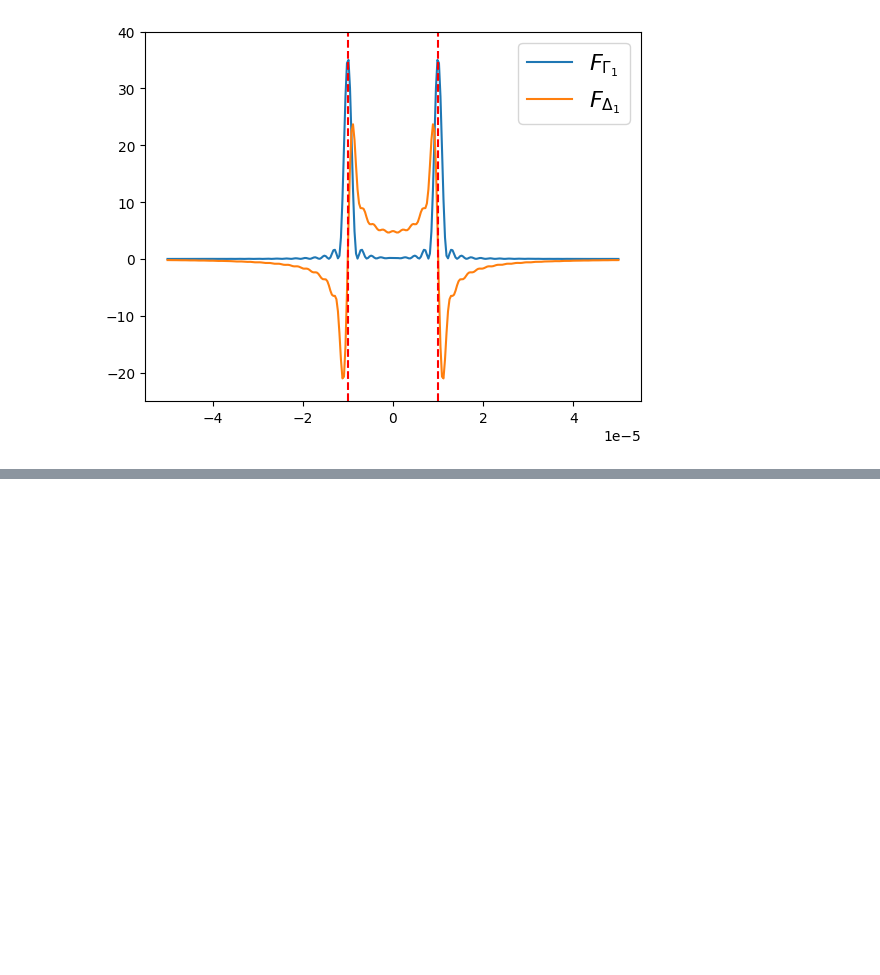
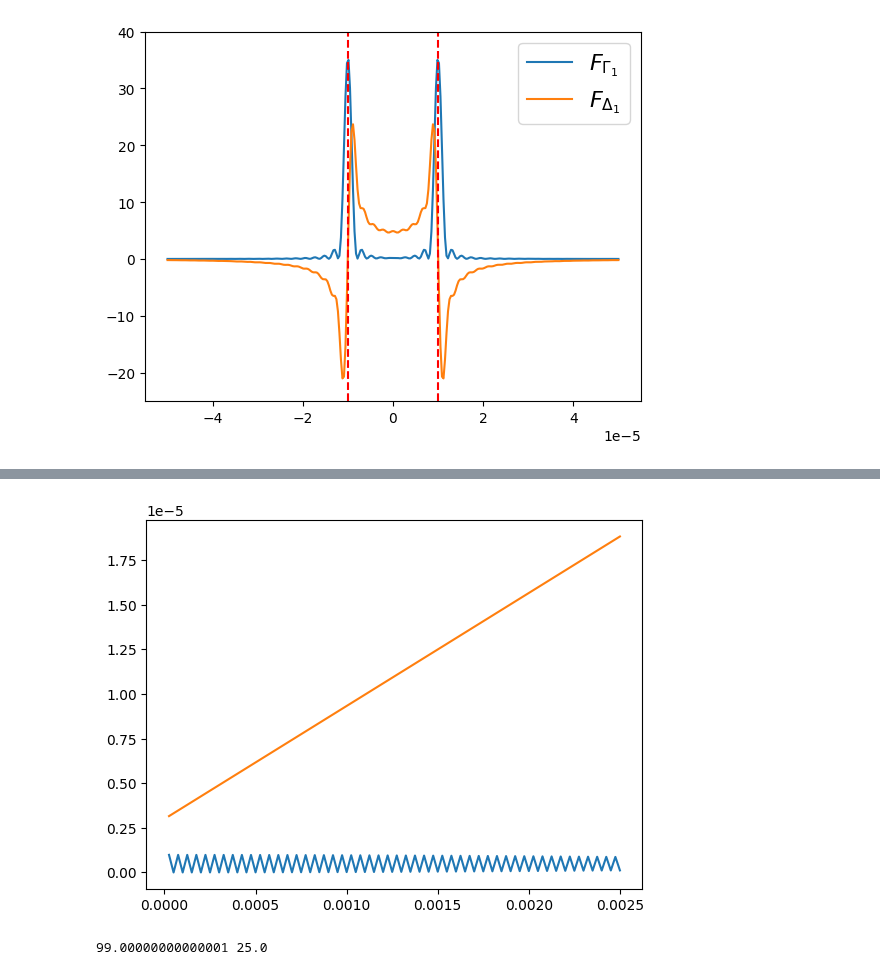
Before and after one commit to Denis-chupa/Quantum_tools, a Jupyter notebook: Quantum_computing/src/GST_research/phase_noise.ipynb, the cells around one changed output, grey strips where cells are left out. Cells and saved outputs as stored; diff of their text form; code cells hidden in the pictures; blank space fills up the shorter version.

```diff
--- a/Quantum_computing/src/GST_research/phase_noise.ipynb
+++ b/Quantum_computing/src/GST_research/phase_noise.ipynb
@@ -37,0 +47,23 @@ plt.show()
+# %%
+rabi = 2 * np.pi * 20 * 10**3
+tau_c = 20 * np.pi / rabi
+c = 1 / (40 * tau_c**3)
+
+N_steps = 100
+dt = 0.05 * tau_c
+t_start = dt
+t = np.arange(t_start, t_start + N_steps * dt, dt)
+
+Gamma_list = []
+Gamma_list_approx = []
+for j, t_j in enumerate(t):
+    Gamma_list.append(Gamma_n(1, t_j, rabi, c, tau_c))
+    Gamma_list_approx.append(S_omega(rabi, c, tau_c)*t_j/2 + 0.000003)
+
+plt.plot(t, Gamma_list)
+plt.plot(t, Gamma_list_approx)
+# plt.yscale("log")
+# plt.xscale("log")
+plt.show()
+# %% [output]
+[figure, added]
@@ -37,0 +122,16 @@ plt.show()
+# %%
+
+
+rabi = 2 * np.pi * 20 * 10**-3
+tau_c = 20 * np.pi / rabi
+c = 1 / (40 * tau_c**3)
+
+N_steps = 100
+dt = 0.05 * tau_c
+t_start = dt
+t = np.arange(t_start, N_steps * dt, dt)
+x = rabi * t / np.pi
+print(max(x), dt)
+# dt
+# %% [output]
+99.00000000000001 25.0
```
Also changed, not shown: parts of 6 cells of this notebook, 1 other file.
